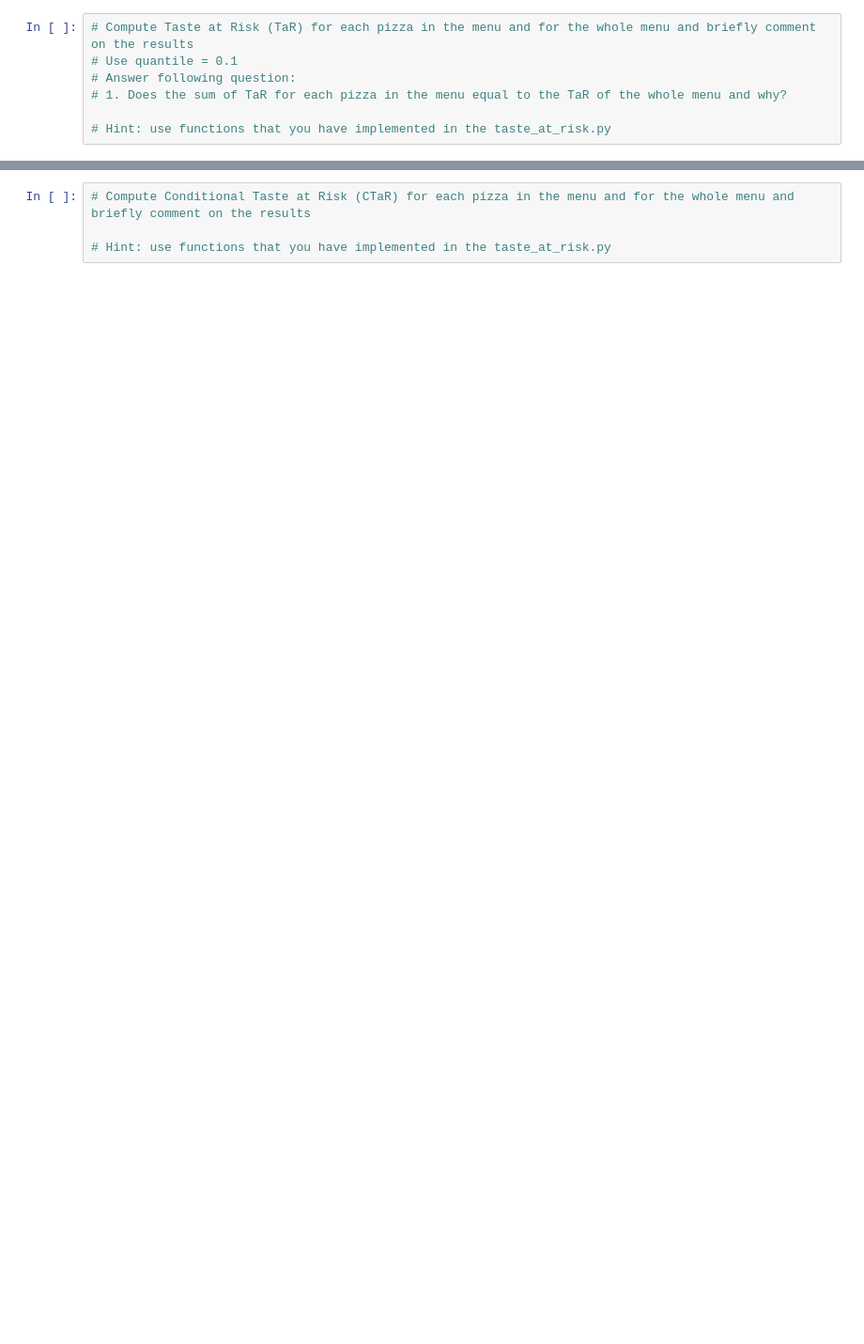
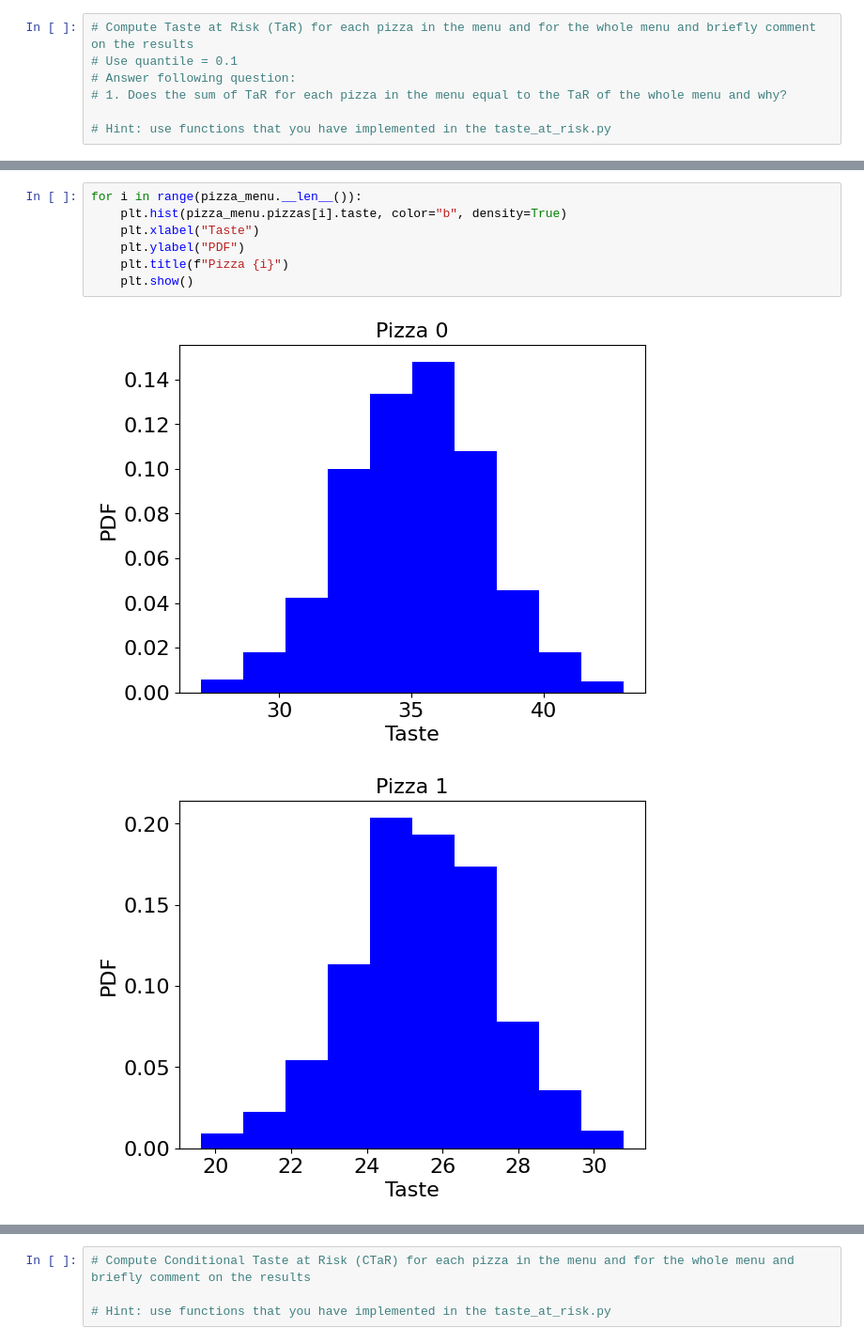
Before and after one commit to mlkremer/maestro-pizza-maker, a Jupyter notebook: notebooks/menu_analysis.ipynb, the cells around one changed output, grey strips where cells are left out. Shown: that part at 94% size. Saved outputs shown, nothing was run; the diff lists cells and outputs as text; blank space fills up the shorter version.

```diff
--- a/notebooks/menu_analysis.ipynb
+++ b/notebooks/menu_analysis.ipynb
@@ -246,0 +293,10 @@ TaR of the whole menu: 342.56144263672076
+# %%
+for i in range(pizza_menu.__len__()):
+    plt.hist(pizza_menu.pizzas[i].taste, color="b", density=True)
+    plt.xlabel("Taste")
+    plt.ylabel("PDF")
+    plt.title(f"Pizza {i}")
+    plt.show()
+# %% [output]
+[figure, added]
+[figure, added]
```
Also changed, not shown: parts of 18 cells of this notebook.
